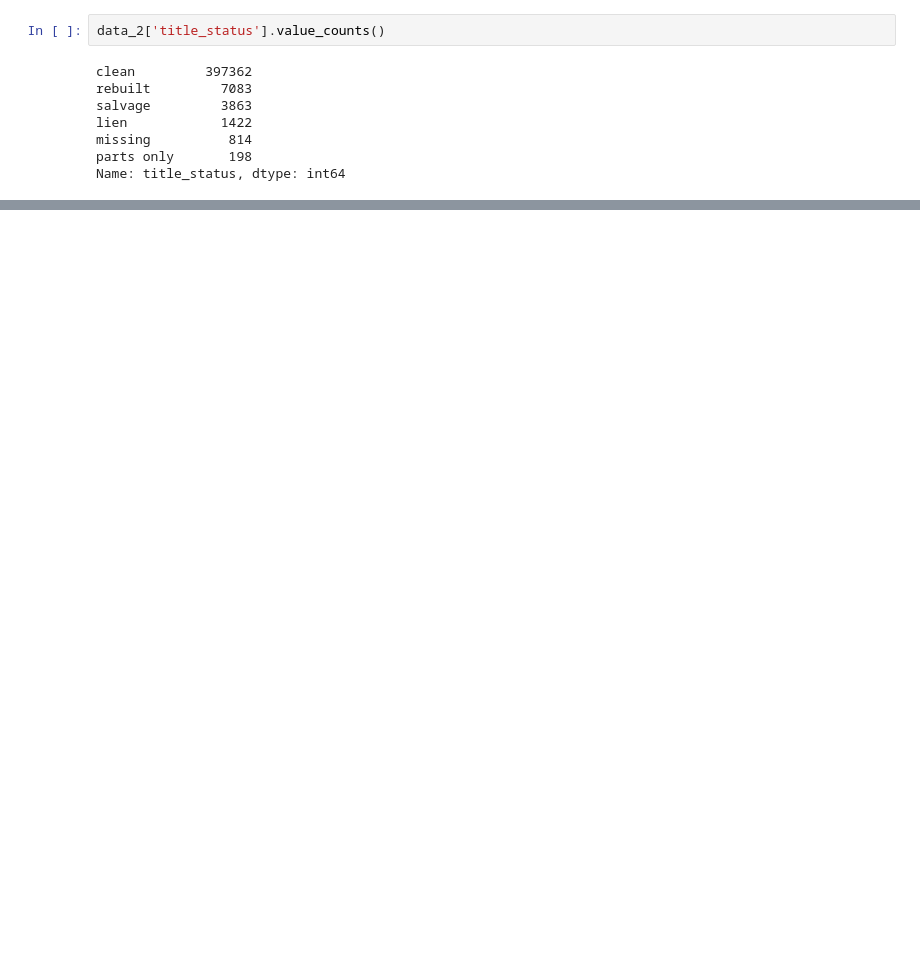
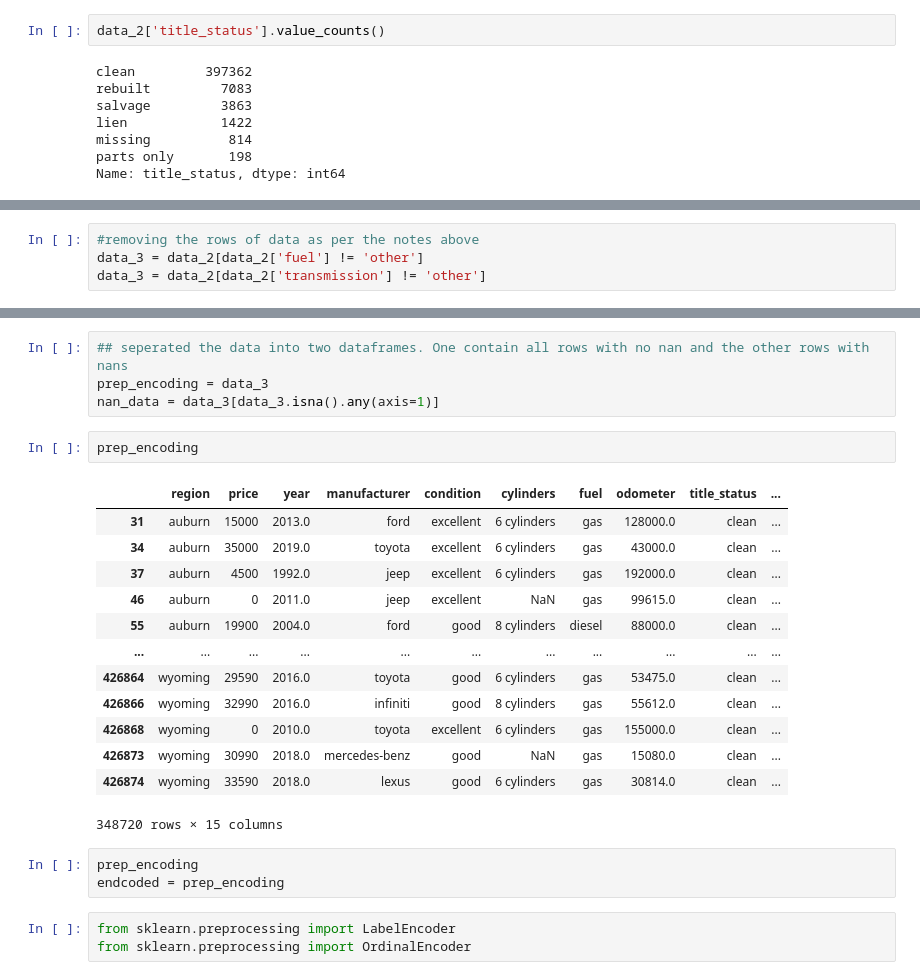
Before and after one commit to foleym7/UsedCarsML, a Jupyter notebook: src/clean_data.ipynb, the cells around one changed output, grey strips where cells are left out. Saved outputs shown, nothing was run; the diff lists cells and outputs as text; blank space fills up the shorter version.

```diff
--- a/src/clean_data.ipynb
+++ b/src/clean_data.ipynb
@@ -271,0 +208,4 @@ Name: state, dtype: int64
+# %%
+#removing the rows of data as per the notes above
+data_3 = data_2[data_2['fuel'] != 'other']
+data_3 = data_2[data_2['transmission'] != 'other']
@@ -271,0 +239,26 @@ Name: state, dtype: int64
+# %%
+## seperated the data into two dataframes. One contain all rows with no nan and the other rows with nans
+prep_encoding = data_3
+nan_data = data_3[data_3.isna().any(axis=1)]
+# %%
+prep_encoding
+# %% [output]
+|  | region | price | year | manufacturer | condition | cylinders | fuel | odometer | title_status | ... |
+| 31 | auburn | 15000 | 2013.0 | ford | excellent | 6 cylinders | gas | 128000.0 | clean | ... |
+| 34 | auburn | 35000 | 2019.0 | toyota | excellent | 6 cylinders | gas | 43000.0 | clean | ... |
+| 37 | auburn | 4500 | 1992.0 | jeep | excellent | 6 cylinders | gas | 192000.0 | clean | ... |
+| 46 | auburn | 0 | 2011.0 | jeep | excellent | NaN | gas | 99615.0 | clean | ... |
+| 55 | auburn | 19900 | 2004.0 | ford | good | 8 cylinders | diesel | 88000.0 | clean | ... |
+| ... | ... | ... | ... | ... | ... | ... | ... | ... | ... | ... |
+| 426864 | wyoming | 29590 | 2016.0 | toyota | good | 6 cylinders | gas | 53475.0 | clean | ... |
+| 426866 | wyoming | 32990 | 2016.0 | infiniti | good | 8 cylinders | gas | 55612.0 | clean | ... |
+| 426868 | wyoming | 0 | 2010.0 | toyota | excellent | 6 cylinders | gas | 155000.0 | clean | ... |
+| 426873 | wyoming | 30990 | 2018.0 | mercedes-benz | good | NaN | gas | 15080.0 | clean | ... |
+| 426874 | wyoming | 33590 | 2018.0 | lexus | good | 6 cylinders | gas | 30814.0 | clean | ... |
+348720 rows × 15 columns
+# %%
+prep_encoding
+endcoded = prep_encoding
+# %%
+from sklearn.preprocessing import LabelEncoder
+from sklearn.preprocessing import OrdinalEncoder
```
Also changed, not shown: parts of 41 cells of this notebook, 1 other file.
